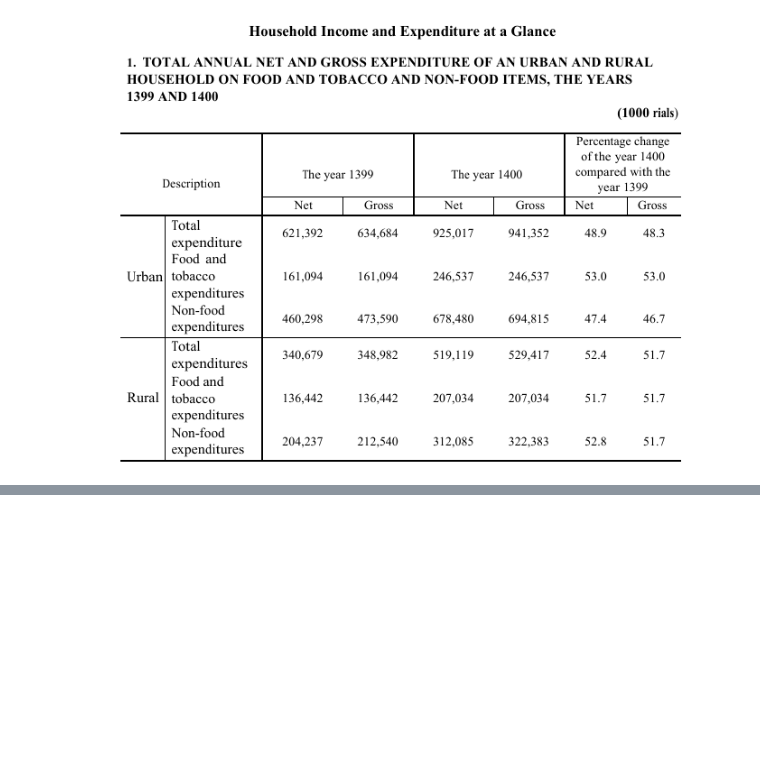
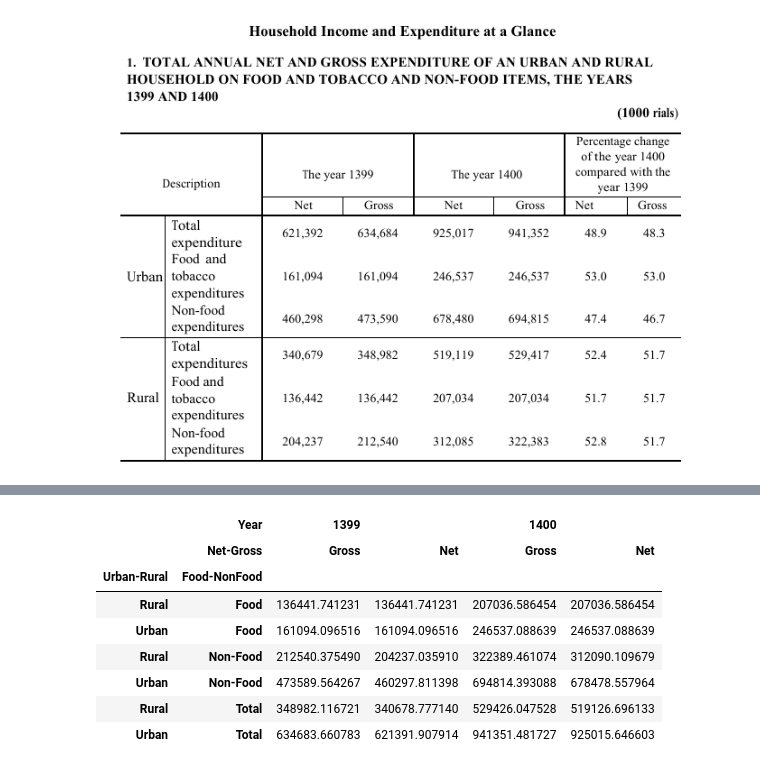
Before and after one commit to Iran-Open-Data/HBSIR_OLD, a Jupyter notebook: examples/ISC/1400/summery-results.ipynb, the cells around one changed output, grey strips where cells are left out. Cells and saved outputs as stored; diff of their text form; code cells hidden in the pictures; blank space fills up the shorter version.

```diff
--- a/examples/ISC/1400/summery-results.ipynb
+++ b/examples/ISC/1400/summery-results.ipynb
@@ -130,0 +92,22 @@ expenditure_summery_table
+# %%
+summery_table = household_table.groupby(["Year", "Food-NonFood", "Urban-Rural"])[["Weighted_Net_Expenditure", "Weighted_Gross_Expenditure"]].sum()
+summery_table.columns = ["Net", "Gross"]
+summery_table.columns.name = "Net-Gross"
+summery_table = summery_table.stack().unstack([0, 2])
+summery_table = summery_table / weights_sum
+summery_table = summery_table.unstack(1)
+summery_table.loc["Total"] = summery_table.sum()
+summery_table = summery_table.stack(1)
+summery_table = summery_table.reorder_levels(["Urban-Rural", "Food-NonFood"])
+summery_table = summery_table / 1000
+summery_table
+# %% [output]
+|  | Year | 1399 |  | 1400 |  |
+|  | Net-Gross | Gross | Net | Gross | Net |
+| Urban-Rural | Food-NonFood |  |  |  |  |
+| Rural | Food | 136441.741231 | 136441.741231 | 207036.586454 | 207036.586454 |
+| Urban | Food | 161094.096516 | 161094.096516 | 246537.088639 | 246537.088639 |
+| Rural | Non-Food | 212540.375490 | 204237.035910 | 322389.461074 | 312090.109679 |
+| Urban | Non-Food | 473589.564267 | 460297.811398 | 694814.393088 | 678478.557964 |
+| Rural | Total | 348982.116721 | 340678.777140 | 529426.047528 | 519126.696133 |
+| Urban | Total | 634683.660783 | 621391.907914 | 941351.481727 | 925015.646603 |
```
Also changed, not shown: parts of 10 cells of this notebook.
